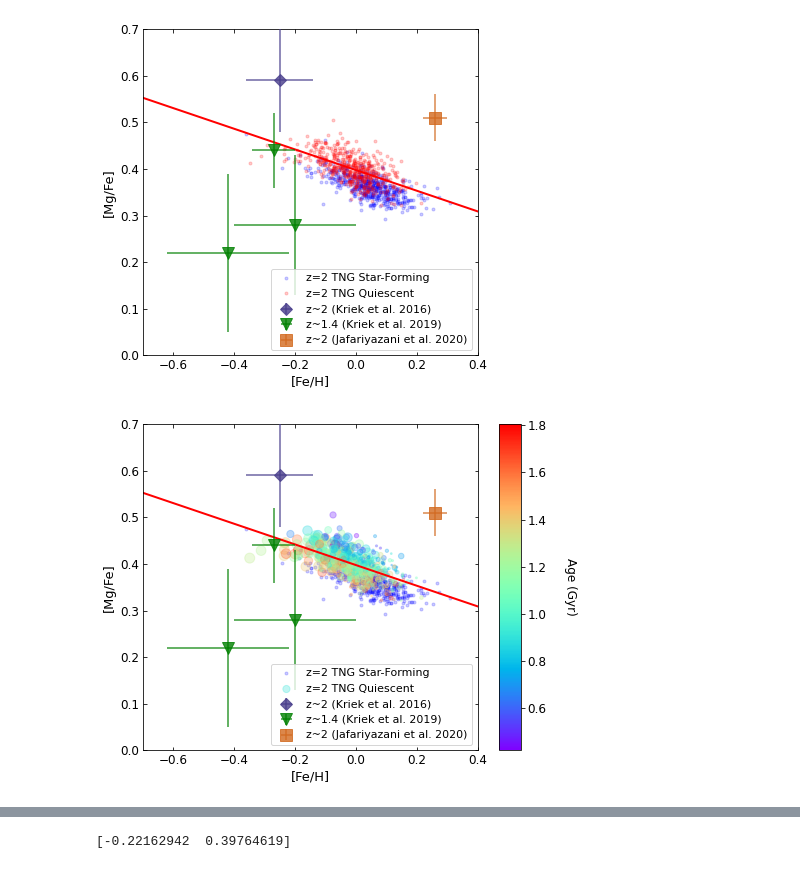
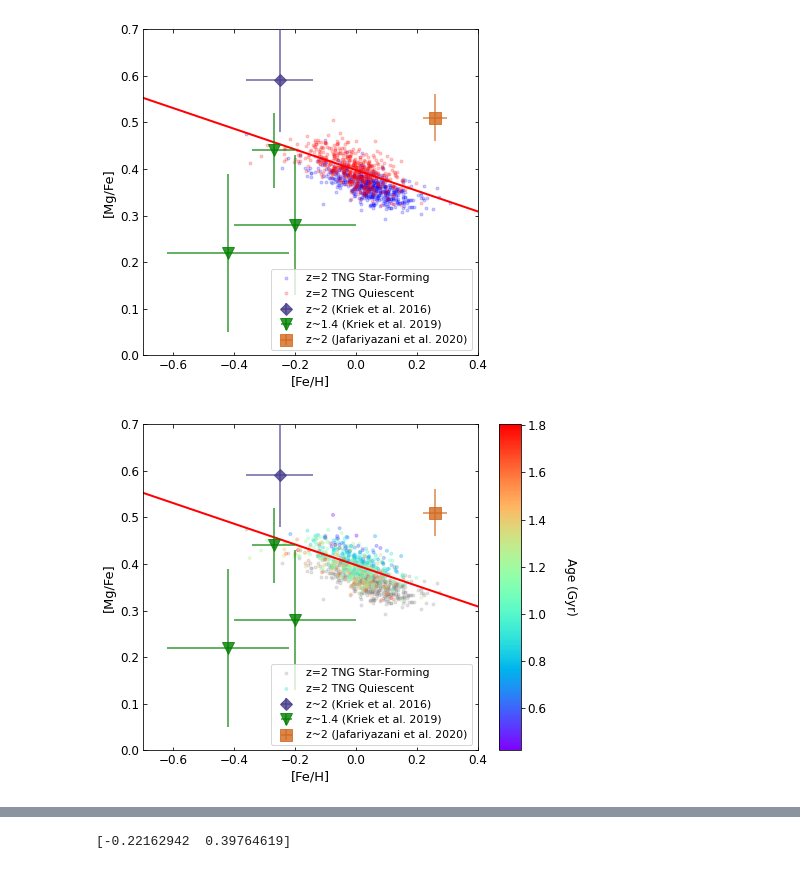
Before and after one commit to jk3sxp/Pathak_2021, a Jupyter notebook: z=2_Observations.ipynb, the cells around one changed output, grey strips where cells are left out. Cells and saved outputs as stored; diff of their text form; code cells hidden in the pictures.

```diff
--- a/z=2_Observations.ipynb
+++ b/z=2_Observations.ipynb
@@ -507,16 +498,15 @@ plt.show()
 
 # [Mg/Fe] vs [Fe/H]
 ####################
-# colormap = plt.get_cmap('rainbow')
 vmin = min(percentile_age[quiescent_selection])
 vmax = max(percentile_age[quiescent_selection])
 colormap = plt.get_cmap('rainbow')
 norm = colors.Normalize(vmin=vmin, vmax=vmax)
-# size_norm = colors.Normalize(vmin=3, vmax=20)
-radius_quiescent = np.array(halfmass_radius[quiescent_selection])
-# print(max(radius_quiescent), min(radius_quiescent))
-sizes = np.linspace(3, 20, num=len(radius_quiescent))
-s_range = np.interp(radius_quiescent, np.sort(radius_quiescent), sizes)
+
+
+# radius_quiescent = np.array(halfmass_radius[quiescent_selection])
+# sizes = np.linspace(3, 20, num=len(radius_quiescent))
+# s_range = np.interp(radius_quiescent, np.sort(radius_quiescent), sizes)
 
 def func(x, m, b):
     y = m*x + b
@@ -530,42 +520,40 @@ alpha = 0.2
 # z=2 galaxies
 # print(median_age)
 color_quiescent = colormap(norm(percentile_age[quiescent_selection]))
-ax.plot(FeH_Re[starforming_selection], MgFe_Re[starforming_selection], 'b.',
+ax.plot(FeH_Re[starforming_selection], MgFe_Re[starforming_selection], '.', color='gray',
            alpha=alpha, label='z='+str(redshift)+' TNG Star-Forming', markersize=markersize, zorder=0)
-# ax.plot(FeH_Re[quiescent_selection], MgFe_Re[quiescent_selection], 'r.',
-#            alpha=alpha, label='z='+str(redshift)+' TNG Quiescent', markersize=markersize, zorder=0)
 ax.scatter(FeH_Re[quiescent_selection], MgFe_Re[quiescent_selection], marker='.', cmap='rainbow', c=color_quiescent,
-           alpha=alpha+0.1, label='z='+str(redshift)+' TNG Quiescent', s=s_range**2, zorder=1)
+           alpha=alpha+0.1, label='z='+str(redshift)+' TNG Quiescent', s=markersize**2, zorder=1)
 
 optParam, pcov = curve_fit(func, FeH_Re[quiescent_selection], MgFe_Re[quiescent_selection])
 xx = np.array([-0.7, 0.4])
 ax.plot(xx, func(xx, *optParam), '-', color='r', linewidth=2)
 
 # observations
 for s in samples:
     ax.errorbar(s['[Fe/H]'], s['[Mg/Fe]'], xerr=s['[Fe/H]_err'], yerr=s['[Mg/Fe]_err'], **s.meta)
 
 ax.set(xlabel='[Fe/H]', ylabel='[Mg/Fe]',
       ylim=[0.0, 0.7], xlim=[-0.7, 0.4])
 plt.rcParams['axes.labelsize'] = fts+1
 ax.tick_params(direction='in', which='both', labelsize=fts, bottom=True, top=True, left=True, right=True)
 ax.legend(loc='lower right', fontsize=ftss).set_zorder(200)
 
 # sm = plt.cm.ScalarMappable(cmap=colormap, norm=norm)
 # sm.set_array([])
 # cbar = plt.colorbar(sm)
 # cbar.set_label('Median Age (Gyr)', fontsize=fts)
 # cbar.ax.tick_params(labelsize=fts)
 
 # colorbar
 cax = fig.add_axes([0.95, 0.125, 0.05, 0.755])
 sm = plt.cm.ScalarMappable(cmap=colormap, norm=norm)
 sm.set_array([])
 cbar = fig.colorbar(sm, cax=cax) #ax=axes.ravel().tolist())
 cbar.set_label('Age (Gyr)', fontsize=fts, rotation=270, labelpad=30)
 cbar.ax.tick_params(labelsize=fts)
 
-plt.savefig('2022 FIGURES\z2_MgFeFeH_color.png', dpi=200, bbox_inches='tight')
+plt.savefig('2022 FIGURES\z2_MgFeFeH_age.png', dpi=200, bbox_inches='tight')
 plt.show()
 # %% [output]
-[figure, old version]
+[figure, new version]
```
Also changed, not shown: parts of 2 cells of this notebook, 8 other files.
